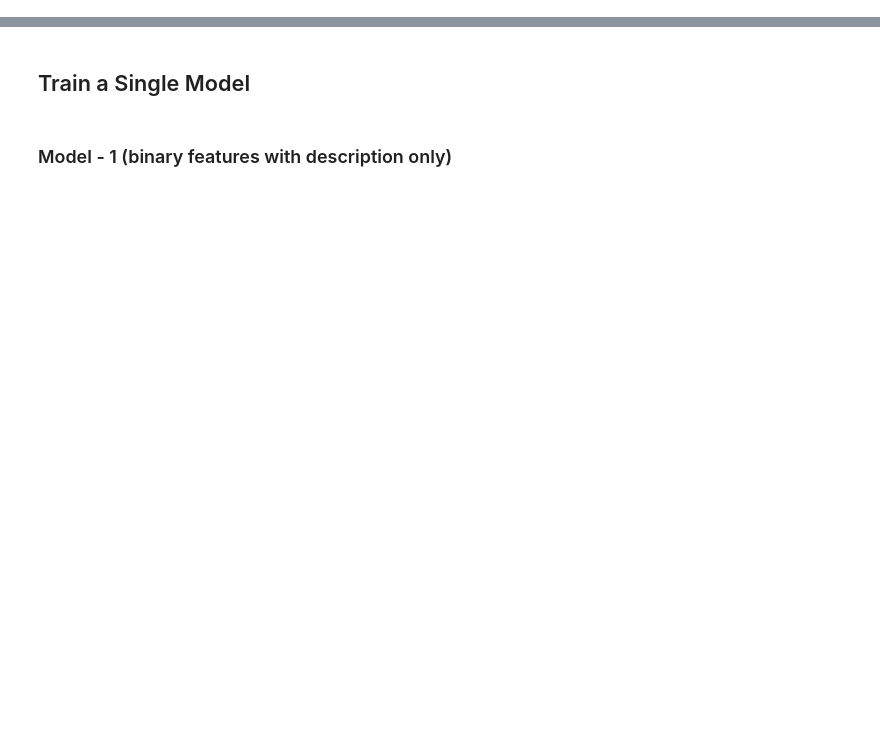
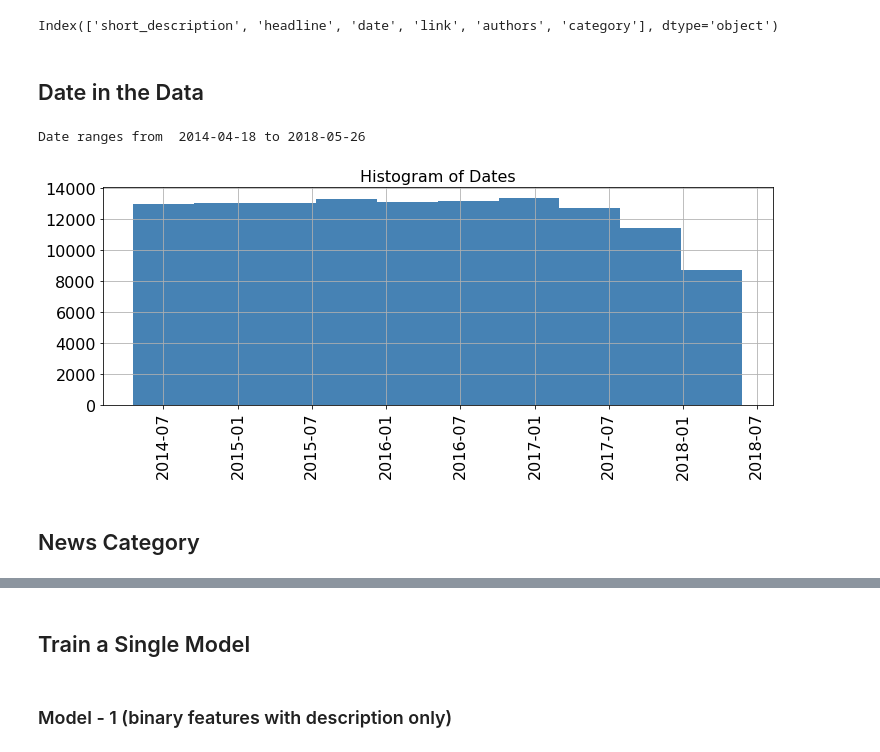
Before and after one commit to khanalg44/natural_language_processing, a Jupyter notebook: news_text_classification/Text_Classification_with_Logistic_Regression.ipynb, the cells around one changed output, grey strips where cells are left out. Saved outputs shown, nothing was run; the diff lists cells and outputs as text; code cells hidden in the pictures; blank space fills up the shorter version.

```diff
--- a/news_text_classification/Text_Classification_with_Logistic_Regression.ipynb
+++ b/news_text_classification/Text_Classification_with_Logistic_Regression.ipynb
@@ -235,0 +34,19 @@ def train_model(df,field="text_desc",feature_rep="binary",top_k=3):
+# %%
+df.columns
+# %% [output]
+Index(['short_description', 'headline', 'date', 'link', 'authors', 'category'], dtype='object')
+# %% [markdown]
+## Date in the Data
+# %%
+print ('Date ranges from ', df.date.min().strftime('%Y-%m-%d'), 'to', df.date.max().strftime('%Y-%m-%d') )
+# %% [output]
+Date ranges from  2014-04-18 to 2018-05-26
+# %%
+df.date.hist(color='steelblue', figsize=(12,4)) # lightskyblue
+plt.title('Histogram of Dates',fontsize=16)
+plt.xticks(fontsize=16, rotation=90);
+plt.yticks(fontsize=16); #, color='maroon'
+# %% [output]
+[figure, added]
+# %% [markdown]
+## News Category
```
Also changed, not shown: parts of 48 cells of this notebook, 1 other file.
